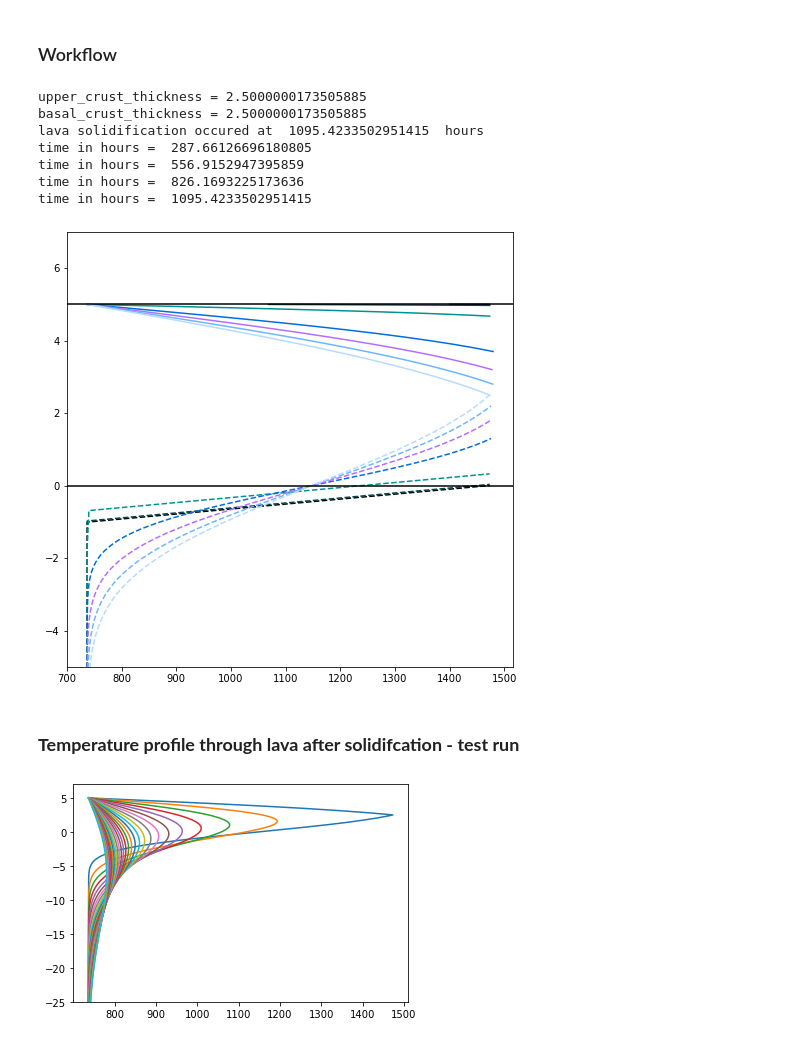
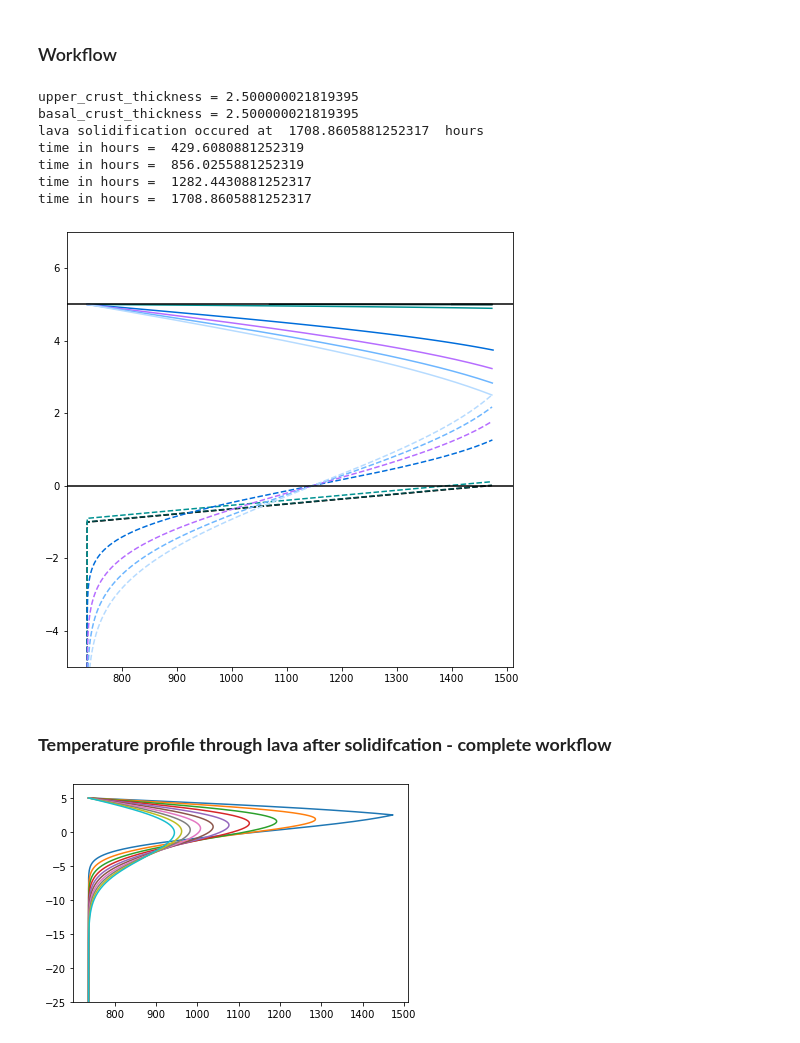
Before and after one commit to iganache/lavatherm1D, a Jupyter notebook: 1d_cooling.ipynb, the cells around one changed output. Drawn from its saved outputs; the diff is of its cells as text; code cells hidden in the pictures.

Commit message:
corrected thermal diffusion finite difference

```diff
--- a/1d_cooling.ipynb
+++ b/1d_cooling.ipynb
@@ -126,12 +130,13 @@ Tsub = 737                                     ## Substrate temperature
 Tsurf = np.linspace(1400, Tsub, 3)             ## Surface temperatures - rangomg from liquidus to ambient
 
 ## Other variables
-L = 320e3                 ## latent heat capacity in J/kg; value from Wittmann et al.2017
-c =  1200                 ## specific heat capacity in J/kg/K; value from Wittman et al. 2017
-k = 3                     ## thermal conductivity in W/m/K from Head and Wilson 1986, and Davies et al., 2005
-kappa = 5e-7              ## thermal diffusivity in m2/s; value from Wittman et al. 2017 - Table 2 Peck (1978)
+L = 320e3                    ## latent heat capacity in J/kg; value from Wittmann et al.2017
+c =  1200                    ## specific heat capacity in J/kg/K; value from Wittman et al. 2017
+k = 1                        ## thermal conductivity in W/m/K from Head and Wilson 1986, and Davies et al., 2005
+rho = 2600                   ## Basalt density from Davies et al., 2006
+kappa = k/rho/c              ## thermal diffusivity in m2/s;
 
-lava_thickness = 5       ## thickness of lava flow in meters
+lava_thickness = 5           ## thickness of lava flow in meters
 
 ## Predefined set of lambdasfor solcing the transcendental Stefan problem
 lambdas = np.arange(1.5, 0, -1e-5)
@@ -245,7 +250,7 @@ z_lower_solid = 0
 T_upper_solid = 0
 T_lower_solid = 0
 
-dy = 1e-1
+dy = 1e-2
 for i, t in enumerate(time):
     if i > 0:
         print("time in hours = ", t/3600)
@@ -281,23 +286,23 @@ plt.axhline(0, color='k')
 plt.ylim(-5, lava_thickness + 2)
 plt.show()
 # %% [output]
-upper_crust_thickness = 2.5000000173505885
-basal_crust_thickness = 2.5000000173505885
-lava solidification occured at  1095.4233502951415  hours
-time in hours =  287.66126696180805
-time in hours =  556.9152947395859
-time in hours =  826.1693225173636
-time in hours =  1095.4233502951415
+upper_crust_thickness = 2.500000021819395
+basal_crust_thickness = 2.500000021819395
+lava solidification occured at  1708.8605881252317  hours
+time in hours =  429.6080881252319
+time in hours =  856.0255881252319
+time in hours =  1282.4430881252317
+time in hours =  1708.8605881252317
-[figure, old version]
+[figure, new version]
 # %% [markdown]
-### <b> Temperature profile through lava after solidifcation - test run </b>
+### <b> Temperature profile through lava after solidifcation - complete workflow </b>
 # %%
 ## Setting up model domain
 dz = dy
 z_range = np.arange(-100, lava_thickness+dz, dz)              ## delta_x in meters
 
-dt = 1e-3                                                     ## delta_t in seconds
-time_total = time_solid + (20)
+dt = 10                                                    ## delta_t in seconds
+time_total = time_solid + (1 * (3600 * 24 * 365))
 # t_range = np.arange(time_solid, time_total+dt, dt).astype(np.float32)
 
 ## Initial_condition
@@ -308,7 +313,7 @@ T_n = np.concatenate((T_lower_solid, np.flip(T_upper_solid)[1:]), axis = 0)
 ## Note 1: Upper crust measuremnts are z downwards, so they need to be flipped
 ## Note 2: The soldification point (z, T) are present in both the lower crust array and the upper crust array; removing the common (z, T) upper crust array.
 
-m = 30
+m = 10
 dprint = (time_total - time_solid) / m
 printat = time_solid + dprint
 
@@ -316,31 +321,31 @@ T_PSC = np.zeros((m, len(z_range)), dtype=np.float32)
 # %%
 plt.figure()
 plt.plot(T_n, z)
 idx = 0
 while t <= time_total:
 
     T_nplus = T_n + (
-                    (k*dt/dz**2) * np.diff(T_n, n=2, prepend = T_n[0], append=T_n[-1])
+                    (kappa*dt/dz**2) * np.diff(T_n, n=2, prepend = T_n[0], append=T_n[-1])
                   )
 
     # check whether to store output
     if t >= printat:
         # print(idx)
         # print(t/3600/24)
         T_PSC[idx, :] = T_nplus
         printat += dprint
         idx += 1
         plt.plot(T_nplus, z)
 
     # Update boundary_conditions
     T_nplus[0] = Tsub
     T_nplus[-1] = Tsub
 
     # variables for next step
     T_n = T_nplus
     t+=dt
 
 plt.ylim(-25, lava_thickness + 2)
 plt.show()
 # %% [output]
-[figure, old version]
+[figure, new version]
```
Also changed, not shown: parts of 4 cells of this notebook.
